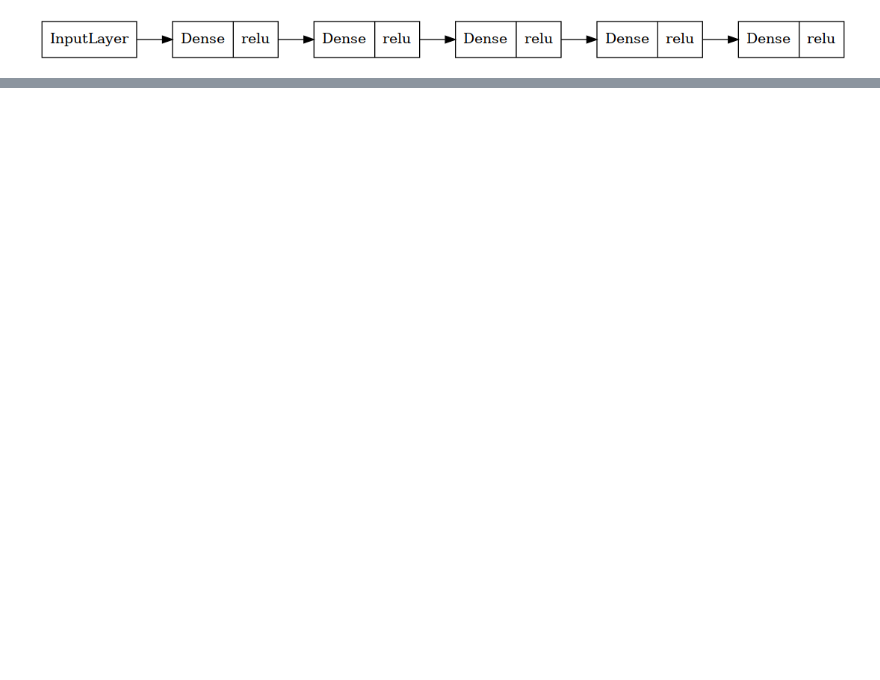
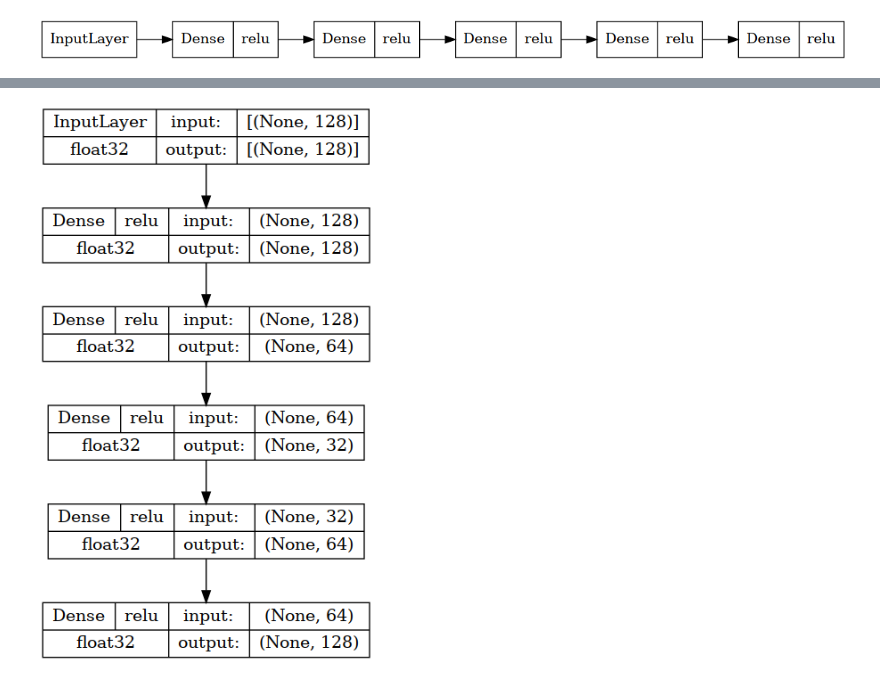
Before and after one commit to KonradPR/magisterka-models, a Jupyter notebook: visualizations.ipynb, the cells around one changed output, grey strips where cells are left out. Drawn from its saved outputs; the diff is of its cells as text; code cells hidden in the pictures; blank space fills up the shorter version.

```diff
--- a/visualizations.ipynb
+++ b/visualizations.ipynb
@@ -54,3 +54,15 @@ autoencoder_model = tf.keras.models.load_model('autoencoder/my_model')
          [[{{node gradients/split_grad/concat/split/split_dim}}]]
 2023-05-21 23:57:37.150276: I tensorflow/core/common_runtime/executor.cc:1197] [/device:CPU:0] (DEBUG INFO) Executor start aborting (this does not indicate an error and you can ignore this message): I ...
          [[{{node gradients/split_1_grad/concat/split_1/split_dim}}]]
+# %%
+#load lstm model_sub
+lstm_model_sub = tf.keras.models.load_model('lstm_sub/my_model')
+
+#load transformer model_sub
+trans_model_sub = tf.keras.models.load_model('trans_sub/my_model')
+
+#load cnn model_sub
+cnn_model_sub = tf.keras.models.load_model('cnn_sub/my_model')
+
+#load autoencoder model_sub
+autoencoder_model_sub = tf.keras.models.load_model('autoencoder_sub/my_model')
@@ -67,0 +109,11 @@ tf.keras.utils.plot_model(autoencoder_model, to_file=model_img_file, show_layer_
+# %%
+model_img_file = 'lstm_v_sub.png'
+tf.keras.utils.plot_model(lstm_model_sub, to_file=model_img_file, show_layer_activations=True,show_layer_names=False,show_shapes=True,show_dtype=True,)
+model_img_file = 'trans_v_sub.png'
+tf.keras.utils.plot_model(trans_model_sub, to_file=model_img_file, show_layer_activations=True,show_layer_names=False,show_shapes=True,show_dtype=True, )
+model_img_file = 'cnn_v_sub.png'
+tf.keras.utils.plot_model(cnn_model_sub, to_file=model_img_file, show_layer_activations=True,show_layer_names=False,show_shapes=True,show_dtype=True,)
+model_img_file = 'auto_v_sub.png'
+tf.keras.utils.plot_model(autoencoder_model_sub, to_file=model_img_file, show_layer_activations=True,show_layer_names=False,show_shapes=True,show_dtype=True,)
+# %% [output]
+[figure, added]
```
Also changed, not shown: parts of 2 cells of this notebook, 4 other files.
